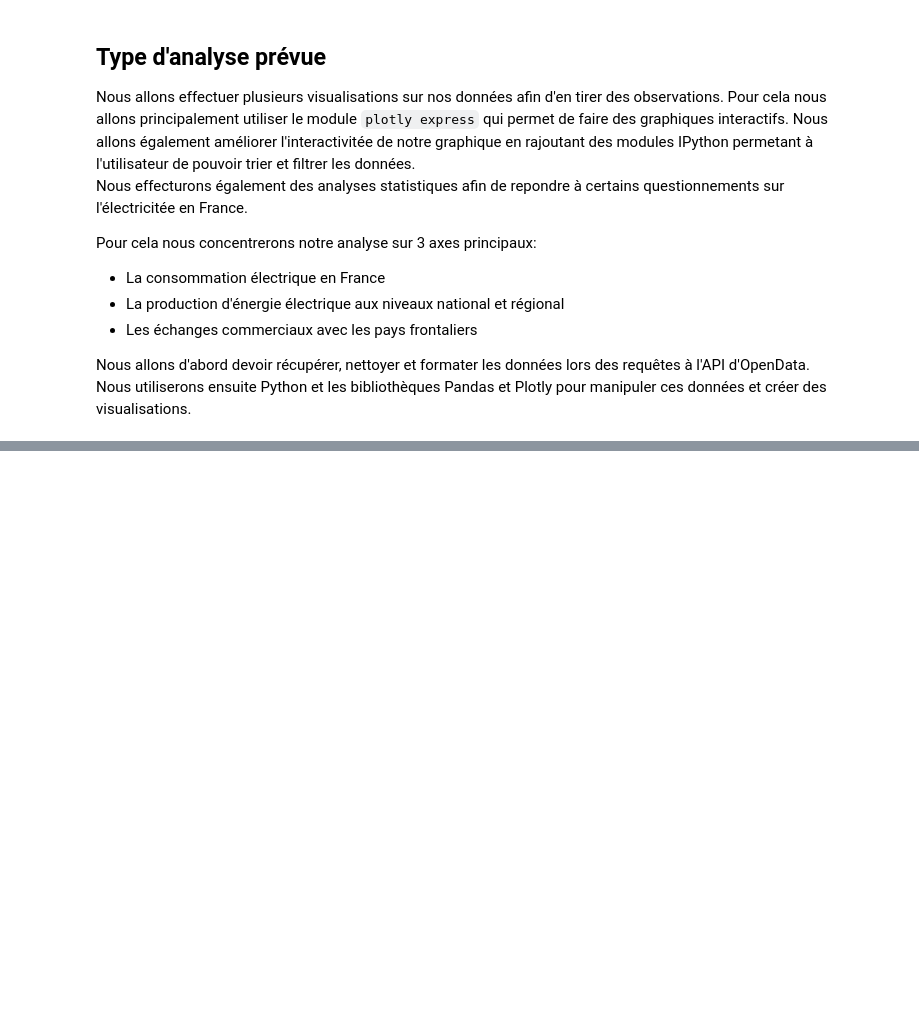
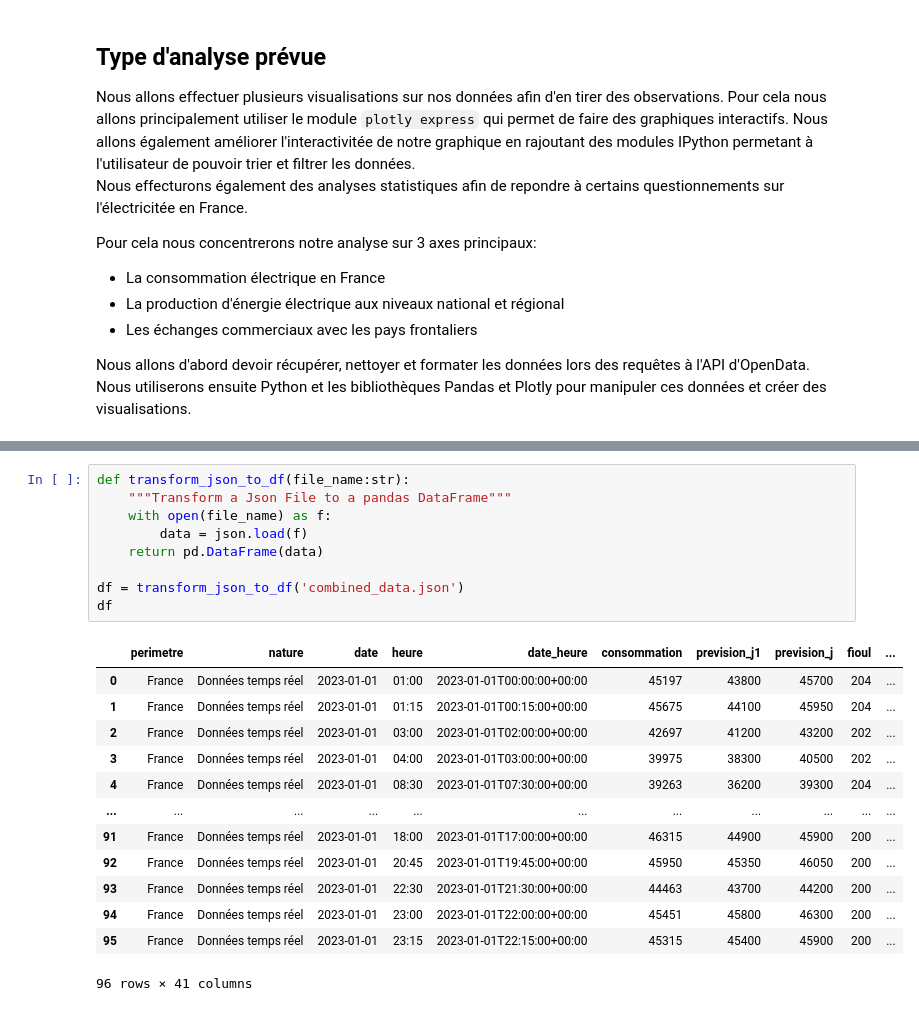
Before and after one commit to Hisqkq/Projet-outinfo, a Jupyter notebook: electricity.ipynb, the cells around one changed output, grey strips where cells are left out. Cells and saved outputs as stored; diff of their text form; blank space fills up the shorter version.

```diff
--- a/electricity.ipynb
+++ b/electricity.ipynb
@@ -73,0 +176,23 @@ Et pour finir voici un graphique representant la part de production d'énergie
+# %%
+def transform_json_to_df(file_name:str):
+    """Transform a Json File to a pandas DataFrame"""
+    with open(file_name) as f:
+        data = json.load(f)
+    return pd.DataFrame(data)
+
+df = transform_json_to_df('combined_data.json')
+df
+# %% [output]
+|  | perimetre | nature | date | heure | date_heure | consommation | prevision_j1 | prevision_j | fioul | ... |
+| 0 | France | Données temps réel | 2023-01-01 | 01:00 | 2023-01-01T00:00:00+00:00 | 45197 | 43800 | 45700 | 204 | ... |
+| 1 | France | Données temps réel | 2023-01-01 | 01:15 | 2023-01-01T00:15:00+00:00 | 45675 | 44100 | 45950 | 204 | ... |
+| 2 | France | Données temps réel | 2023-01-01 | 03:00 | 2023-01-01T02:00:00+00:00 | 42697 | 41200 | 43200 | 202 | ... |
+| 3 | France | Données temps réel | 2023-01-01 | 04:00 | 2023-01-01T03:00:00+00:00 | 39975 | 38300 | 40500 | 202 | ... |
+| 4 | France | Données temps réel | 2023-01-01 | 08:30 | 2023-01-01T07:30:00+00:00 | 39263 | 36200 | 39300 | 204 | ... |
+| ... | ... | ... | ... | ... | ... | ... | ... | ... | ... | ... |
+| 91 | France | Données temps réel | 2023-01-01 | 18:00 | 2023-01-01T17:00:00+00:00 | 46315 | 44900 | 45900 | 200 | ... |
+| 92 | France | Données temps réel | 2023-01-01 | 20:45 | 2023-01-01T19:45:00+00:00 | 45950 | 45350 | 46050 | 200 | ... |
+| 93 | France | Données temps réel | 2023-01-01 | 22:30 | 2023-01-01T21:30:00+00:00 | 44463 | 43700 | 44200 | 200 | ... |
+| 94 | France | Données temps réel | 2023-01-01 | 23:00 | 2023-01-01T22:00:00+00:00 | 45451 | 45800 | 46300 | 200 | ... |
+| 95 | France | Données temps réel | 2023-01-01 | 23:15 | 2023-01-01T22:15:00+00:00 | 45315 | 45400 | 45900 | 200 | ... |
+96 rows × 41 columns
```
Also changed, not shown: parts of 4 cells of this notebook, 1 other file.
